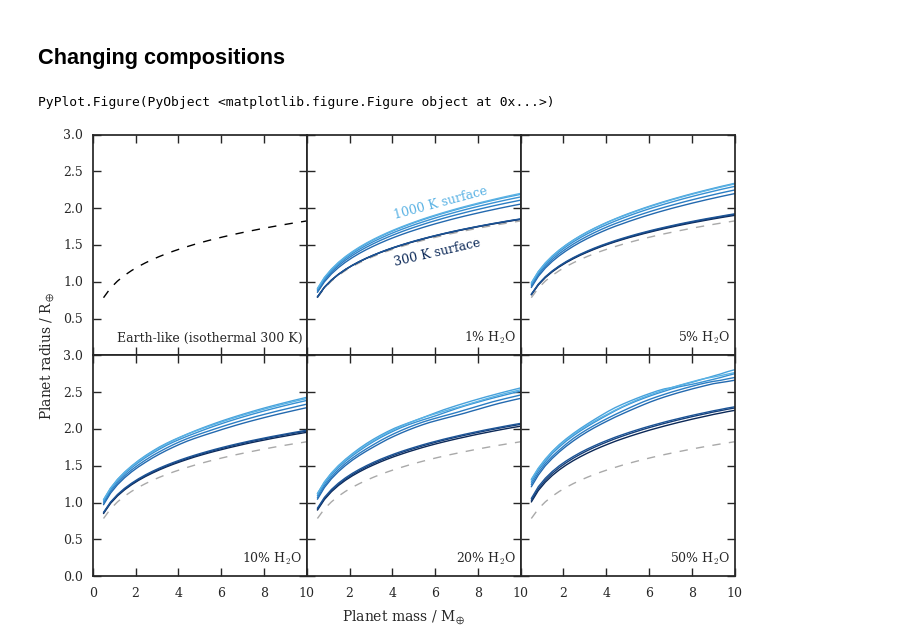
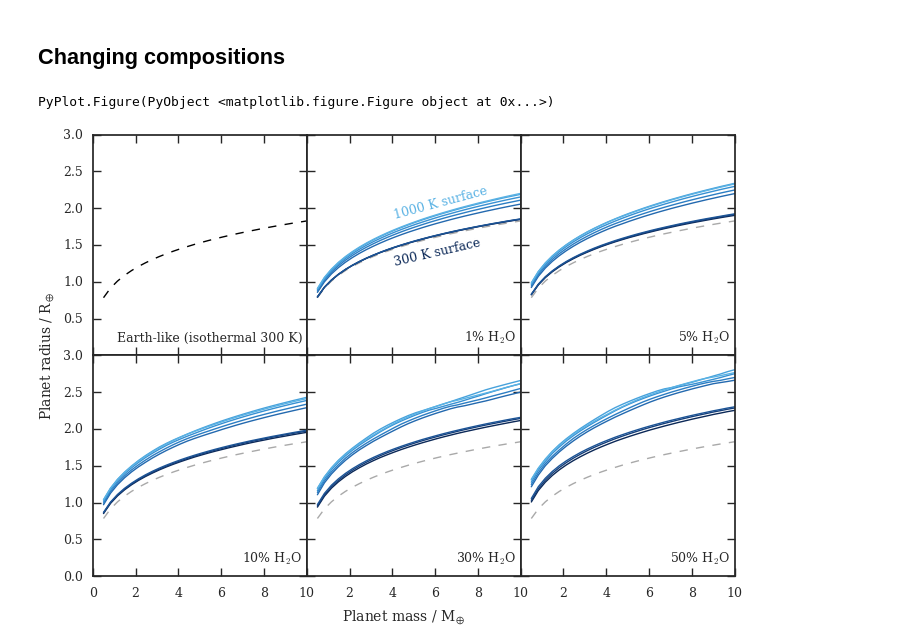
Before and after one commit to swt30/waterworlds-paper, a Jupyter notebook: plots.ipynb, the cells around one changed output. Drawn from its saved outputs; the diff is of its cells as text; code cells hidden in the pictures.

```diff
--- a/plots.ipynb
+++ b/plots.ipynb
@@ -695,7 +695,7 @@ PyPlot.Figure(PyObject <matplotlib.figure.Figure object at 0x...>)
 # %%
 makefig("compositions", big=true) do
     # Plot parameter ranges
-    waterpcs = [0, 1, 5, 10, 20, 50]
+    waterpcs = [0, 1, 5, 10, 30, 50]
     Ts = 300:100:1000
 
     # Load in data
@@ -739,31 +739,31 @@ makefig("compositions", big=true) do
             plotmr(waterpc, T, c)
         end
         ylim(0, 3)
     end
 
     # Labels
     fullxlabel(fig, L"Planet mass / M$_⊕$")
     fullylabel(fig, L"Planet radius / R$_⊕$")
     for nplot = (1, 5, 6)
         removezeroticks!(axes[nplot])
     end
 
     # annotations
     # temperature scale
     anns = Dict(:fontsize=>fontsize-1)
     sca(axes[2])
     annotate("300 K surface", xy=(4, 1.5), color=cmap[1], rotation=13; anns...)
     annotate("1000 K surface", xy=(4, 2.2), color=cmap[end], rotation=15; anns...)
 
     # water fractions
     sca(axes[1])
     annotate("Earth-like (isothermal 300 K)", xy=(9.8, 0.2), horizontalalignment=:right; anns...)
     for (plotnum, waterpc) in (enumerate(waterpcs) |> dropfirst)
         sca(axes[plotnum])
         text = "$(waterpc)% H\$_2\$O"
         annotate(text, xy=(9.8, 0.2), horizontalalignment=:right; anns...)
     end
 end
 # %% [output]
 PyPlot.Figure(PyObject <matplotlib.figure.Figure object at 0x...>)
-[figure, old version]
+[figure, new version]
```
Also changed, not shown: parts of 2 cells of this notebook, 11 other files.
